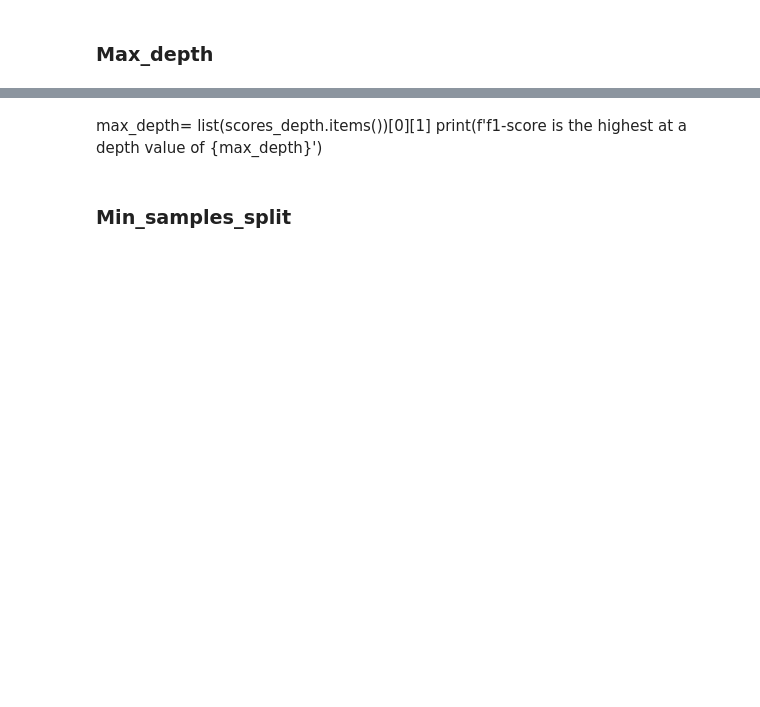
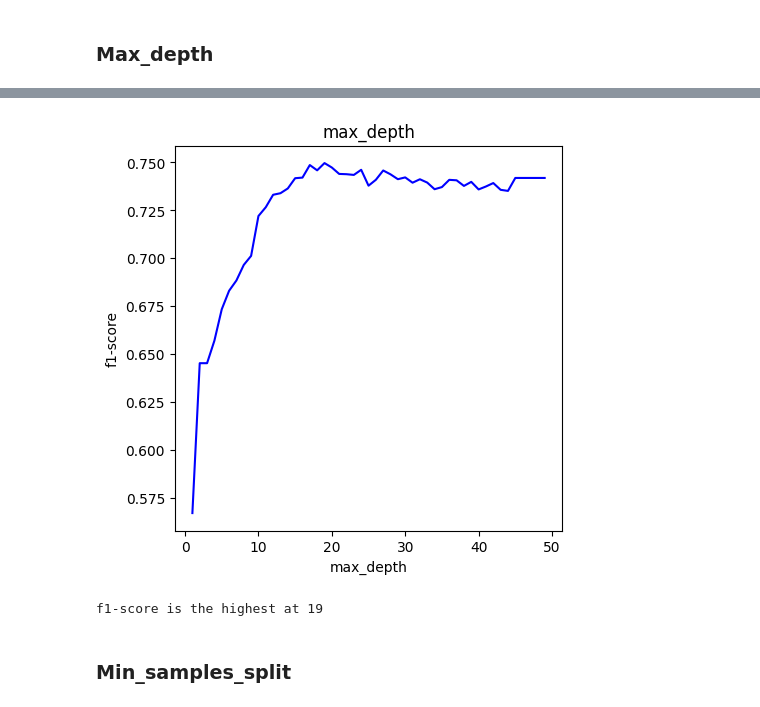
Before and after one commit to rahulakrish/water_pump_classifier, a Jupyter notebook: notebook.ipynb, the cells around one changed output, grey strips where cells are left out. Drawn from its saved outputs; the diff is of its cells as text; code cells hidden in the pictures; blank space fills up the shorter version.

```diff
--- a/notebook.ipynb
+++ b/notebook.ipynb
@@ -582,10 +582,12 @@ knn = KNeighborsClassifier()
 names = ['functional','functional needs repair','non functional']
 # %%
 models= [log_reg,decision_tree,knn]
+f1_scores = []
 for mod in models:
   mod.fit(X_train,y_train)
   y_hat_test = mod.predict(X_test)
   f1 = round(cross_val_score(mod,X_train,y_train,scoring='f1_weighted').mean(),3)
+  f1_scores.append(f1)
   print(f'{mod} cross-val f1-weighted score: {f1}')
   print('\n')
   print(classification_report(y_test,y_hat_test,target_names=names))
@@ -631,18 +612,0 @@ functional needs repair       0.30      0.27      0.29      1074
-# %%
-#import
-from sklearn.svm import SVC
-
-#instantiate the classifier
-vm = SVC()
-
-#fit the data
-vm.fit(X_train,y_train)
-
-#get predictions
-y_hat_test = vm.predict(X_test)
-
-#get f1 score
-f1_vm = round(cross_val_score(vm,X_train,y_train,scoring='f1_weighted').mean(),3)
-
-#get the classification report
-print(classification_report(y_test,y_hat_test,target_names=names))
@@ -724,5 +625,51 @@ plt.show()
-# %% [markdown]
-max_depth= list(scores_depth.items())[0][1]
-print(f'f1-score is the highest at a depth value of {max_depth}')
+# %%
+#creating a list of depth values
+max_depth = np.arange(1,50)
+
+#initiate dict to store the score and the depth value
+f1_scores=[]
+scores_depth = {}
+
+# create a loop for the classifier to run with the different depth values
+for depth in max_depth:
+
+    #instantiate
+    classifier = DecisionTreeClassifier(criterion='entropy',max_depth=depth,random_state=123)
+
+    #fit the model
+    classifier.fit(X_train,y_train)
+
+    #predict values
+    y_hat_test = classifier.predict(X_test)
+
+    #calculate
+    f1 = f1_score(y_test,y_hat_test,average='weighted')
+
+    #append test_scores list
+    f1_scores.append(f1)
+
+    #adding to the dict
+    scores_depth[f1] = depth
+
+#sort the dict
+scores_depth = dict(sorted(scores_depth.items(),
+                          key=lambda item:item[0],
+                          reverse=True))
+
+#visualize the data
+import matplotlib.pyplot as plt
+fig,ax = plt.subplots(figsize=(5,5))
+ax.plot(max_depth,f1_scores,c='b')
+ax.set_xlabel('max_depth')
+ax.set_ylabel('f1-score')
+ax.set_title('max_depth')
+plt.show()
+# %% [output]
+[figure, added]
+# %%
+max_depth= list(scores_depth.items())[0][1]
+print(f'f1-score is the highest at {max_depth}')
+# %% [output]
+f1-score is the highest at 19
 # %% [markdown]
 ### Min_samples_split
```
Also changed, not shown: parts of 25 cells of this notebook.
